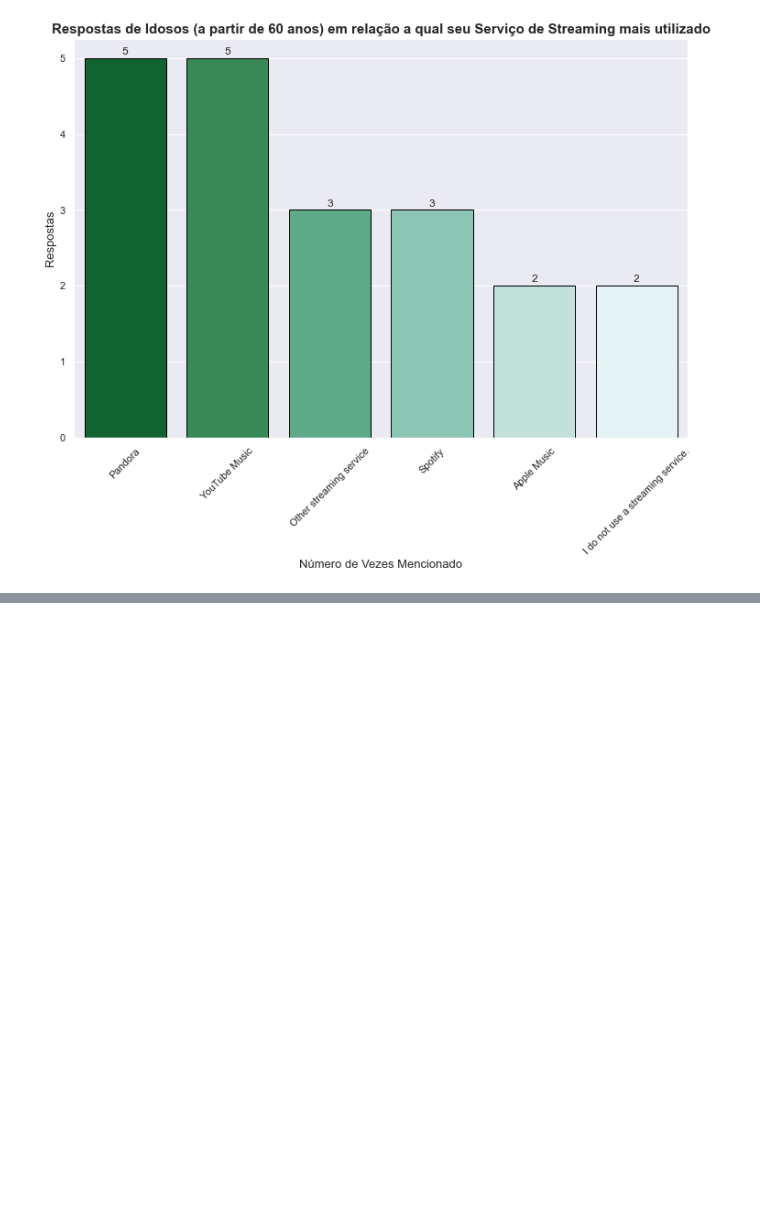
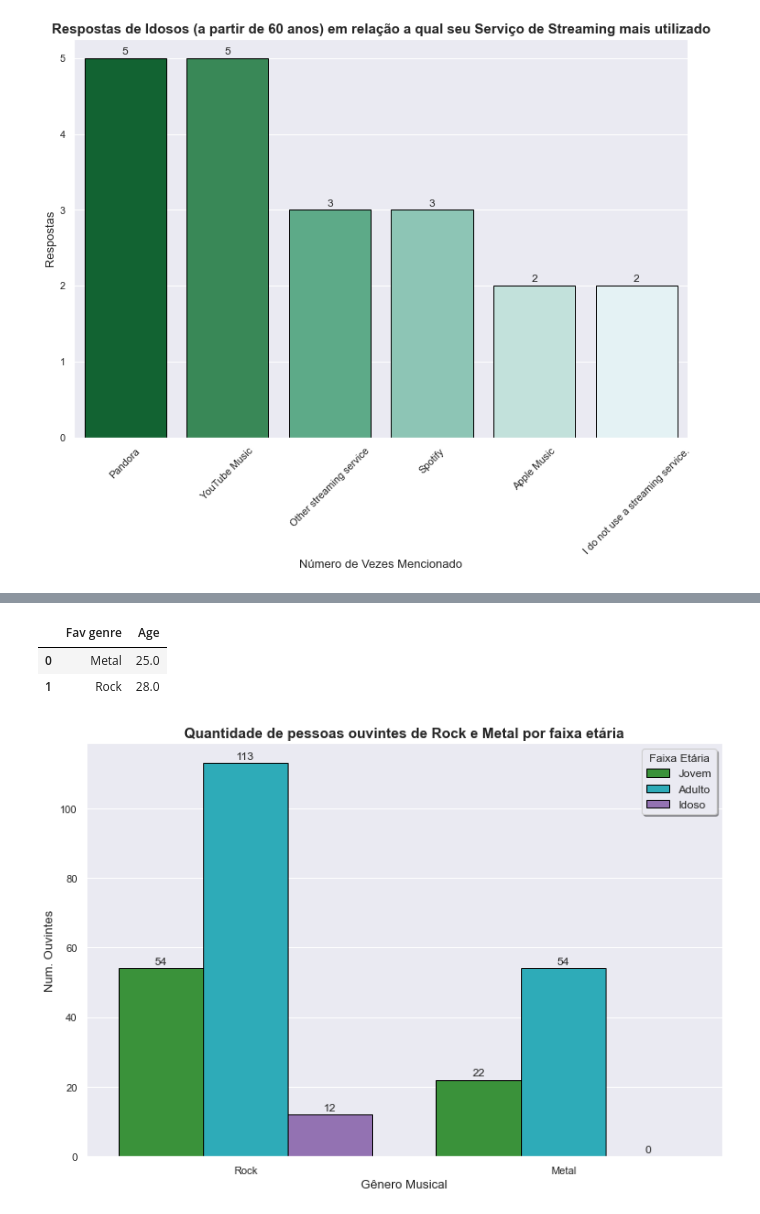
Before and after one commit to JoSEPHDev2022/Mental_Health_X_Music, a Jupyter notebook: analise_exp.ipynb, the cells around one changed output, grey strips where cells are left out. Cells and saved outputs as stored; diff of their text form; code cells hidden in the pictures; blank space fills up the shorter version.

```diff
--- a/analise_exp.ipynb
+++ b/analise_exp.ipynb
@@ -791,0 +810,4 @@ plt.show()
+# %%
+# Criando o dataset e visualizando uma sample:
+rock_metal_data = data_clean.query('`Fav genre` == "Metal" | `Fav genre` == "Rock"')
+rock_metal_data.sample(5)
@@ -791,0 +822,6 @@ plt.show()
+# %%
+# Agrupando dataset:
+genre_ages = rock_metal_data.groupby('Age group', as_index=False)[
+                                    ['Fav genre']].value_counts()
+
+genre_ages
@@ -791,0 +836,29 @@ plt.show()
+# %%
+# Definindo média de idade dos ouvintes de metal e rock:
+mean_age = rock_metal_data.groupby('Fav genre', as_index=False)[['Age']].mean().round()
+mean_age
+# %% [output]
+|  | Fav genre | Age |
+| 0 | Metal | 25.0 |
+| 1 | Rock | 28.0 |
+# %%
+# Barplot:
+ax = sns.barplot(x='Fav genre', y='count', data=genre_ages, edgecolor='black',
+                palette=['tab:green', 'tab:cyan', 'tab:purple'], hue='Age group')
+
+# Definindo for loop para criação de valores ao final das barras:
+for i in ax.containers:
+    ax.bar_label(i, padding=2)
+
+# Estilizando:
+plt.title(
+    'Quantidade de pessoas ouvintes de Rock e Metal por faixa etária',
+    fontsize=15, fontweight='bold'
+    )
+
+plt.xlabel('Gênero Musical', fontsize=13)
+plt.ylabel('Num. Ouvintes', fontsize=13)
+plt.legend(fontsize=12, fancybox=True, shadow=True, title='Faixa Etária')
+plt.show()
+# %% [output]
+[figure, added]
```
Also changed, not shown: parts of 9 cells of this notebook.
